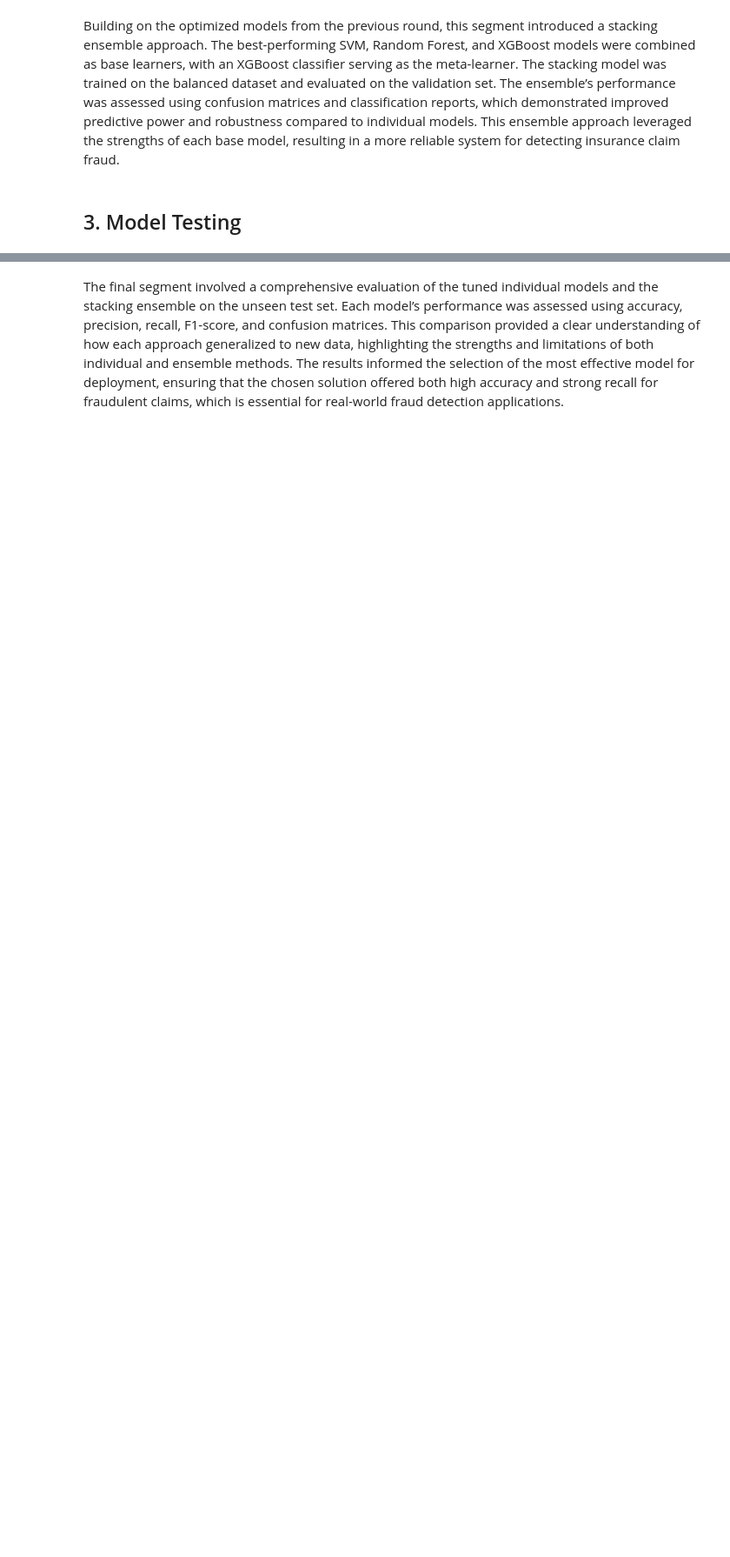
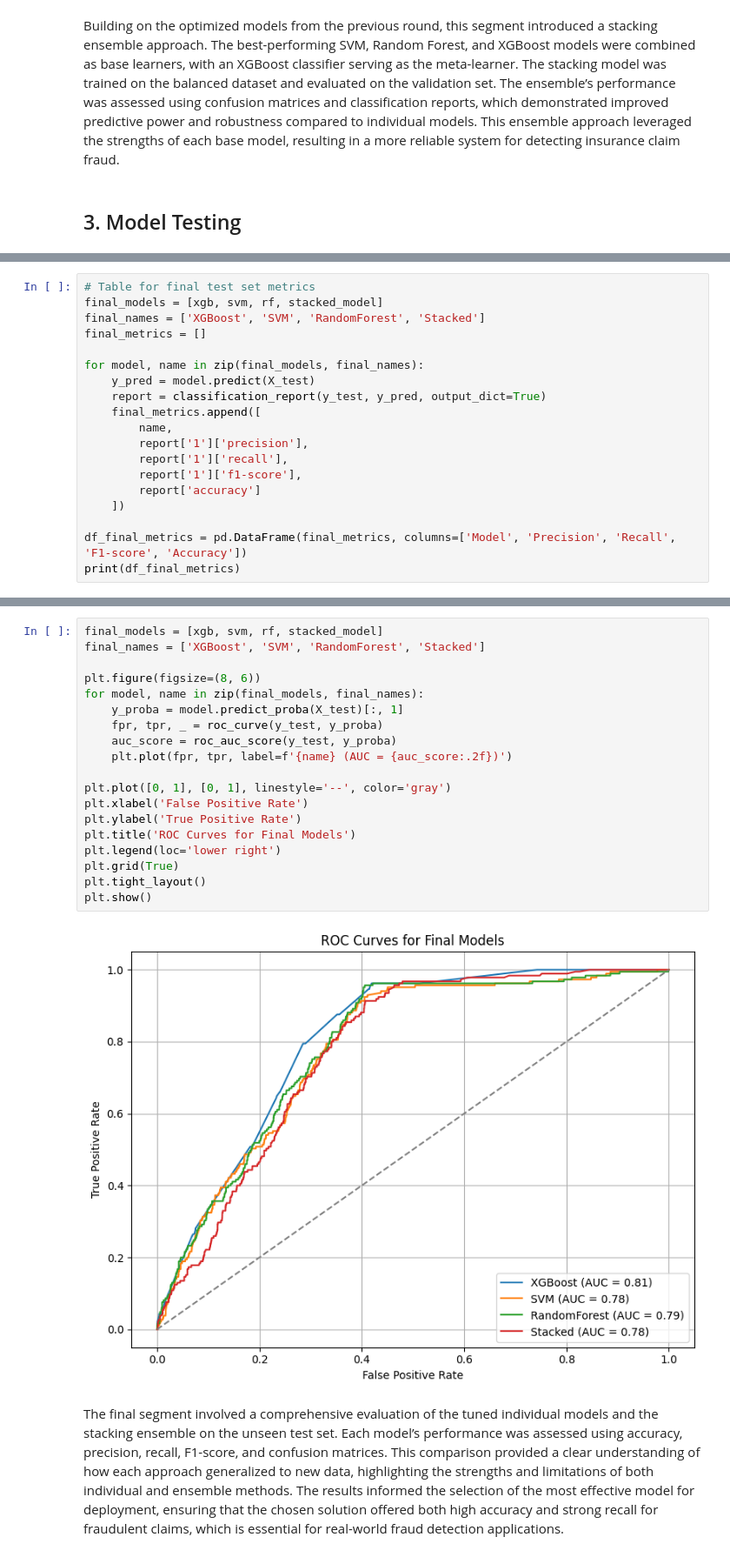
Before and after one commit to M1hajlo07/vehicle-insurance-claim-fraud-detection-ML, a Jupyter notebook: notebooks/Vehicle-Insurance_claim_fraud_detection.ipynb, the cells around one changed output, grey strips where cells are left out. Shown at 87% size. Cells and saved outputs as stored; diff of their text form; blank space fills up the shorter version.

```diff
--- a/notebooks/Vehicle-Insurance_claim_fraud_detection.ipynb
+++ b/notebooks/Vehicle-Insurance_claim_fraud_detection.ipynb
@@ -1009,2 +1147,21 @@ weighted avg       0.93      0.68      0.76      3084
 [figure]
 [figure]
+# %%
+# Table for final test set metrics
+final_models = [xgb, svm, rf, stacked_model]
+final_names = ['XGBoost', 'SVM', 'RandomForest', 'Stacked']
+final_metrics = []
+
+for model, name in zip(final_models, final_names):
+    y_pred = model.predict(X_test)
+    report = classification_report(y_test, y_pred, output_dict=True)
+    final_metrics.append([
+        name,
+        report['1']['precision'],
+        report['1']['recall'],
+        report['1']['f1-score'],
+        report['accuracy']
+    ])
+
+df_final_metrics = pd.DataFrame(final_metrics, columns=['Model', 'Precision', 'Recall', 'F1-score', 'Accuracy'])
+print(df_final_metrics)
@@ -1011,2 +1174,23 @@ weighted avg       0.93      0.68      0.76      3084
+# %%
+final_models = [xgb, svm, rf, stacked_model]
+final_names = ['XGBoost', 'SVM', 'RandomForest', 'Stacked']
+
+plt.figure(figsize=(8, 6))
+for model, name in zip(final_models, final_names):
+    y_proba = model.predict_proba(X_test)[:, 1]
+    fpr, tpr, _ = roc_curve(y_test, y_proba)
+    auc_score = roc_auc_score(y_test, y_proba)
+    plt.plot(fpr, tpr, label=f'{name} (AUC = {auc_score:.2f})')
+
+plt.plot([0, 1], [0, 1], linestyle='--', color='gray')
+plt.xlabel('False Positive Rate')
+plt.ylabel('True Positive Rate')
+plt.title('ROC Curves for Final Models')
+plt.legend(loc='lower right')
+plt.grid(True)
+plt.tight_layout()
+plt.show()
+# %% [output]
+[figure, added]
 # %% [markdown]
 The final segment involved a comprehensive evaluation of the tuned individual models and the stacking ensemble on the unseen test set. Each model’s performance was assessed using accuracy, precision, recall, F1-score, and confusion matrices. This comparison provided a clear understanding of how each approach generalized to new data, highlighting the strengths and limitations of both individual and ensemble methods. The results informed the selection of the most effective model for deployment, ensuring that the chosen solution offered both high accuracy and strong recall for fraudulent claims, which is essential for real-world fraud detection applications.
```
Also changed, not shown: parts of 8 cells of this notebook, 2 other files.
